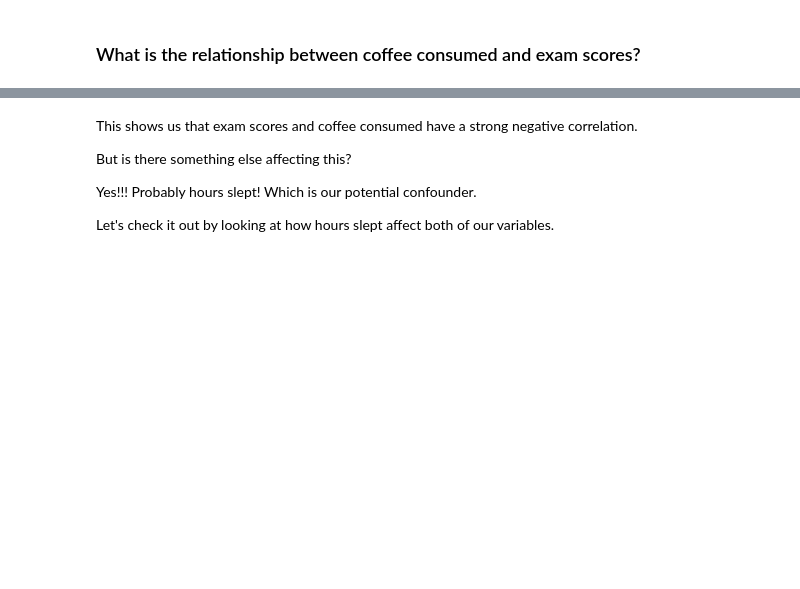
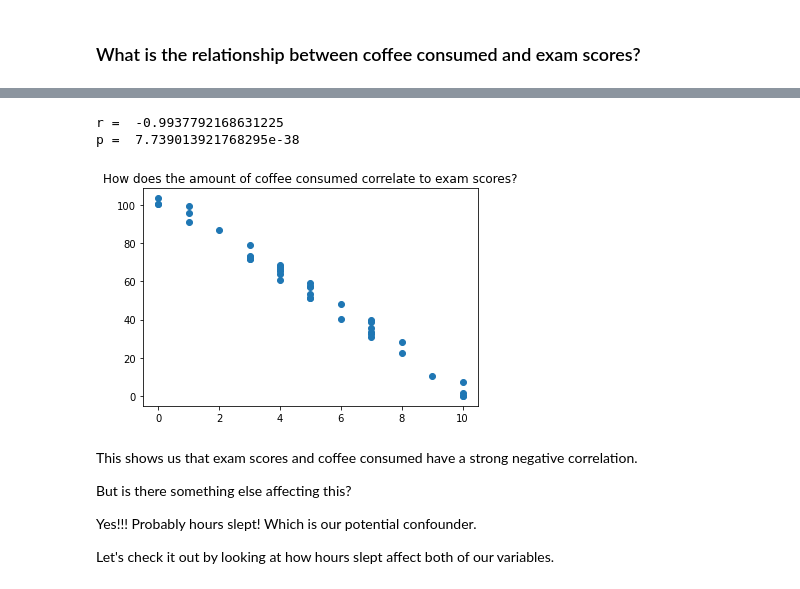
Before and after one commit to CodeupClassroom/leavitt-statistics-exercises, a Jupyter notebook: correlation_lesson.ipynb, the cells around one changed output, grey strips where cells are left out. Saved outputs shown, nothing was run; the diff lists cells and outputs as text; code cells hidden in the pictures; blank space fills up the shorter version.

```diff
--- a/correlation_lesson.ipynb
+++ b/correlation_lesson.ipynb
@@ -199,13 +260,20 @@ plt.show()
 # %%
 #calculate r and p
+r,p = stats.pearsonr(df.coffee_consumed, df.exam_score)
 
 print('r = ', r)
 print('p = ', p)
+# %% [output]
+r =  -0.9937792168631225
+p =  7.739013921768295e-38
 # %%
 #plot it
+plt.scatter(df.coffee_consumed, df.exam_score)
 
 plt.title('How does the amount of coffee consumed correlate to exam scores?')
 plt.show()
+# %% [output]
+[figure, added]
 # %% [markdown]
 This shows us that exam scores and coffee consumed have a strong negative correlation.
 
```
Also changed, not shown: parts of 41 cells of this notebook.
